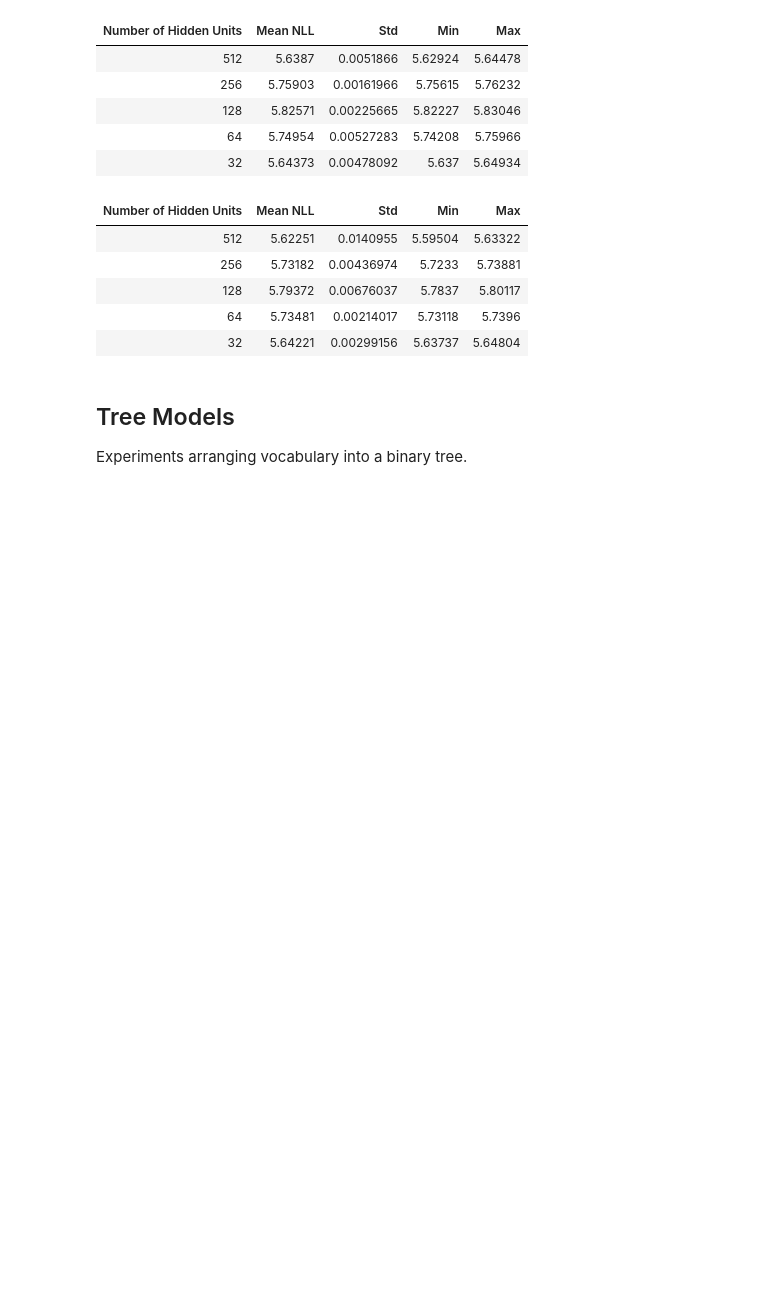
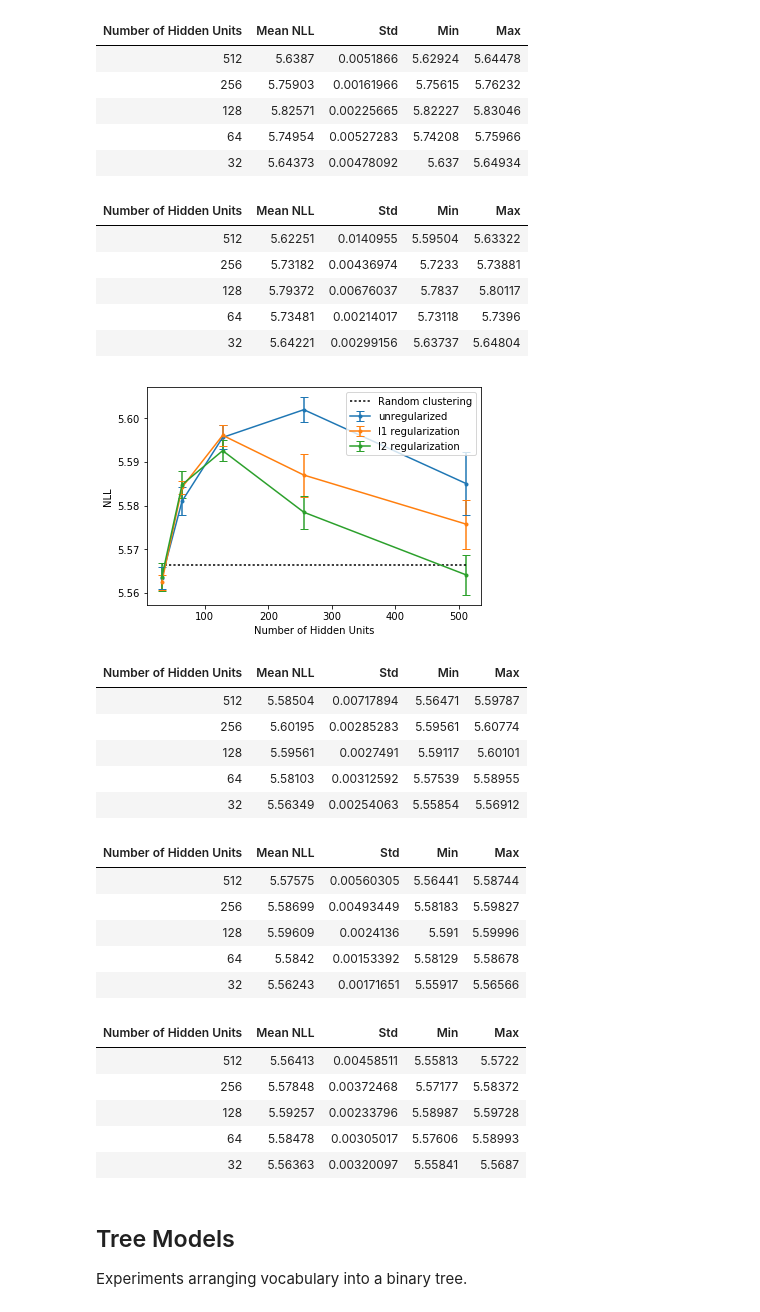
Before and after one commit to bstriner/discrete-skip-gram, a Jupyter notebook: notebook/results.ipynb, the cells around one changed output. Cells and saved outputs as stored; diff of their text form; code cells hidden in the pictures; blank space fills up the shorter version.

```diff
--- a/notebook/results.ipynb
+++ b/notebook/results.ipynb
@@ -553,6 +599,52 @@ display(stats_table(flat_km['bzks'], flat_km['l2'],
 | 128 | 5.79372 | 0.00676037 | 5.7837 | 5.80117 |
 | 64 | 5.73481 | 0.00214017 | 5.73118 | 5.7396 |
 | 32 | 5.64221 | 0.00299156 | 5.63737 | 5.64804 |
+# %%
+# Balanced gmm clustering
+flat_bgmm = load_output('skipgram_baseline_flat_bgmm.npz')
+# Plot NLL by baseline hidden units
+bzks = flat_bgmm['bzks']
+bar(bzks, flat_bgmm['baseline'], 'unregularized', axis=(1,2))
+bar(bzks, flat_bgmm['l1'], 'l1 regularization', axis=(1,2))
+bar(bzks, flat_bgmm['l2'], 'l2 regularization', axis=(1,2))
+plt.plot(bzks,[random_1024]*bzks.shape[0],
+         label='Random clustering',
+        linestyle='dotted',
+        color='k')
+plt.ylabel('NLL')
+plt.xlabel('Number of Hidden Units')
+plt.legend()
+plt.savefig('images/flat_bgmm.png')
+plt.show()
+display(stats_table(flat_bgmm['bzks'], flat_bgmm['baseline'],
+           'Number of Hidden Units',
+           'NLL', axis=(1,2)))
+display(stats_table(flat_bgmm['bzks'], flat_bgmm['l1'],
+           'Number of Hidden Units',
+           'NLL', axis=(1,2)))
+display(stats_table(flat_bgmm['bzks'], flat_bgmm['l2'],
+           'Number of Hidden Units',
+           'NLL', axis=(1,2)))
+# %% [output]
+[figure, added]
+| Number of Hidden Units | Mean NLL | Std | Min | Max |
+| 512 | 5.58504 | 0.00717894 | 5.56471 | 5.59787 |
+| 256 | 5.60195 | 0.00285283 | 5.59561 | 5.60774 |
+| 128 | 5.59561 | 0.0027491 | 5.59117 | 5.60101 |
+| 64 | 5.58103 | 0.00312592 | 5.57539 | 5.58955 |
+| 32 | 5.56349 | 0.00254063 | 5.55854 | 5.56912 |
+| Number of Hidden Units | Mean NLL | Std | Min | Max |
+| 512 | 5.57575 | 0.00560305 | 5.56441 | 5.58744 |
+| 256 | 5.58699 | 0.00493449 | 5.58183 | 5.59827 |
+| 128 | 5.59609 | 0.0024136 | 5.591 | 5.59996 |
+| 64 | 5.5842 | 0.00153392 | 5.58129 | 5.58678 |
+| 32 | 5.56243 | 0.00171651 | 5.55917 | 5.56566 |
+| Number of Hidden Units | Mean NLL | Std | Min | Max |
+| 512 | 5.56413 | 0.00458511 | 5.55813 | 5.5722 |
+| 256 | 5.57848 | 0.00372468 | 5.57177 | 5.58372 |
+| 128 | 5.59257 | 0.00233796 | 5.58987 | 5.59728 |
+| 64 | 5.58478 | 0.00305017 | 5.57606 | 5.58993 |
+| 32 | 5.56363 | 0.00320097 | 5.55841 | 5.5687 |
 # %% [markdown]
 ## Tree Models
 Experiments arranging vocabulary into a binary tree.
```
Also changed, not shown: parts of 2 cells of this notebook, 3 other files.
